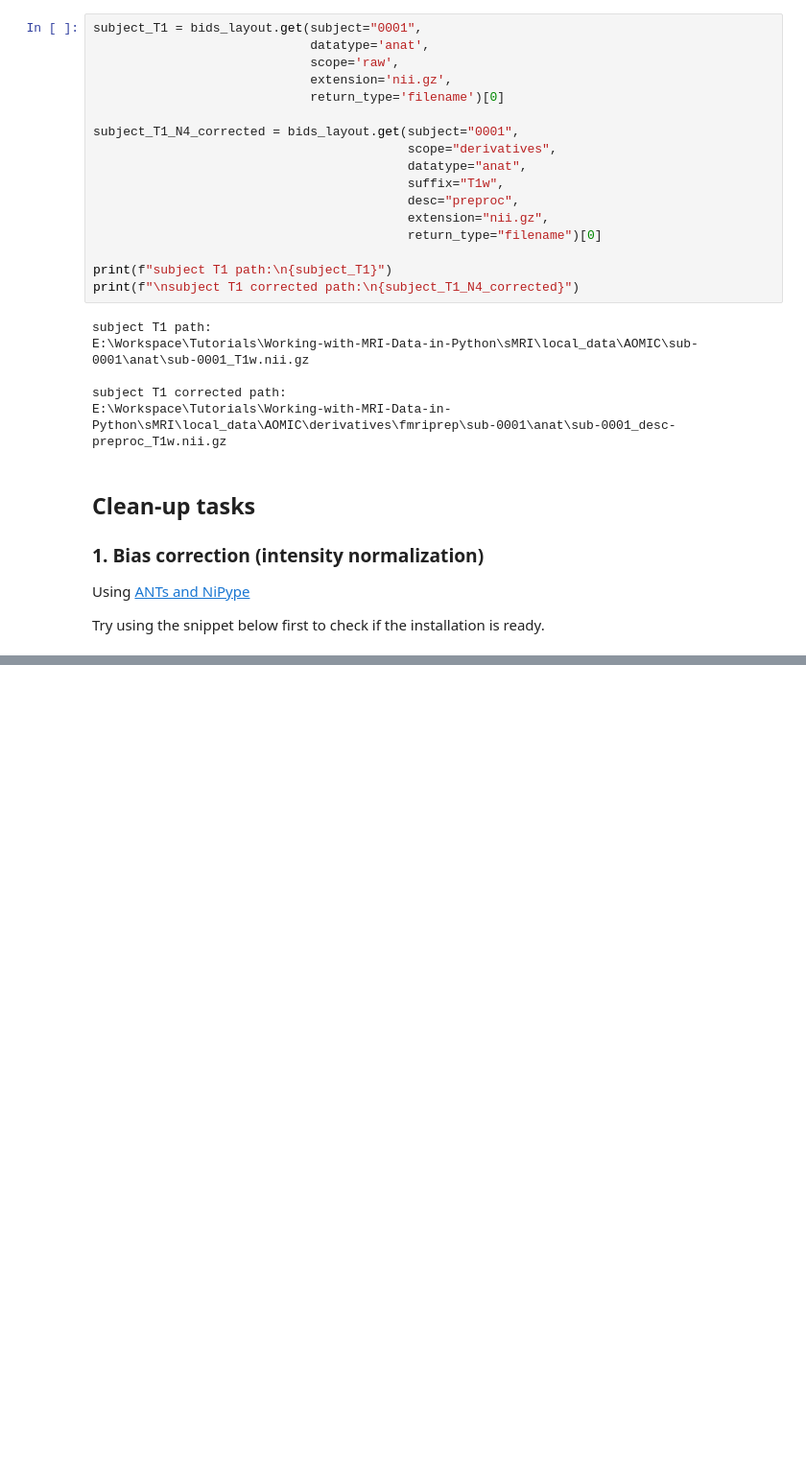
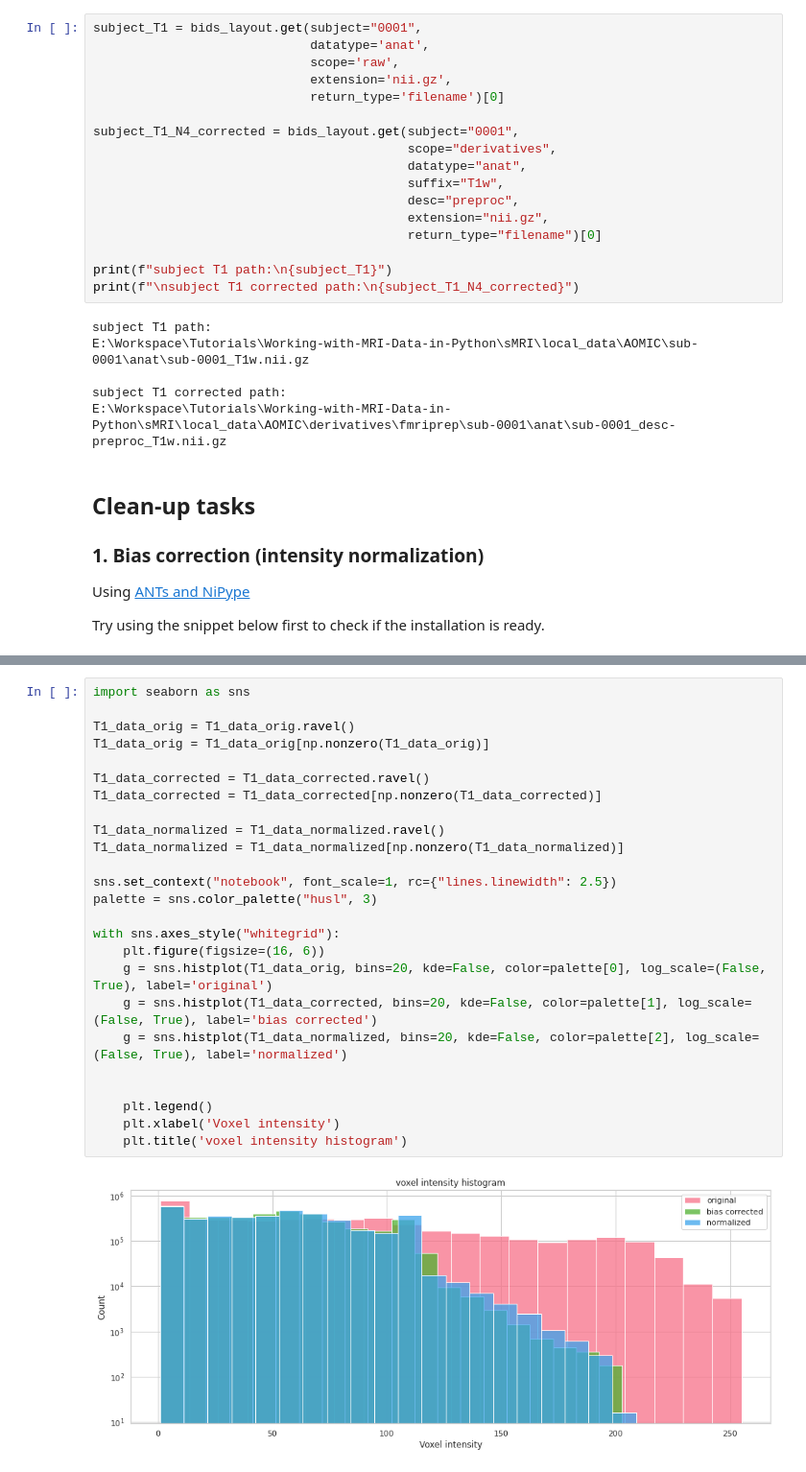
Before and after one commit to YuyangXueEd/Working-with-MRI-Data-in-Python, a Jupyter notebook: sMRI/2-sMRI_Clean-up.ipynb, the cells around one changed output, grey strips where cells are left out. Shown at 96% size. Saved outputs shown, nothing was run; the diff lists cells and outputs as text; blank space fills up the shorter version.

```diff
--- a/sMRI/2-sMRI_Clean-up.ipynb
+++ b/sMRI/2-sMRI_Clean-up.ipynb
@@ -169,0 +197,27 @@ plotting.plot_anat(T1_corrected, title="T1_corrected_img", cut_coords=cut_coords
+# %%
+import seaborn as sns
+
+T1_data_orig = T1_data_orig.ravel()
+T1_data_orig = T1_data_orig[np.nonzero(T1_data_orig)]
+
+T1_data_corrected = T1_data_corrected.ravel()
+T1_data_corrected = T1_data_corrected[np.nonzero(T1_data_corrected)]
+
+T1_data_normalized = T1_data_normalized.ravel()
+T1_data_normalized = T1_data_normalized[np.nonzero(T1_data_normalized)]
+
+sns.set_context("notebook", font_scale=1, rc={"lines.linewidth": 2.5})
+palette = sns.color_palette("husl", 3)
+
+with sns.axes_style("whitegrid"):
+    plt.figure(figsize=(16, 6))
+    g = sns.histplot(T1_data_orig, bins=20, kde=False, color=palette[0], log_scale=(False, True), label='original')
+    g = sns.histplot(T1_data_corrected, bins=20, kde=False, color=palette[1], log_scale=(False, True), label='bias corrected')
+    g = sns.histplot(T1_data_normalized, bins=20, kde=False, color=palette[2], log_scale=(False, True), label='normalized')
+
+
+    plt.legend()
+    plt.xlabel('Voxel intensity')
+    plt.title('voxel intensity histogram')
+# %% [output]
+[figure, added]
```
Also changed, not shown: parts of 14 cells of this notebook, 3 other files.
